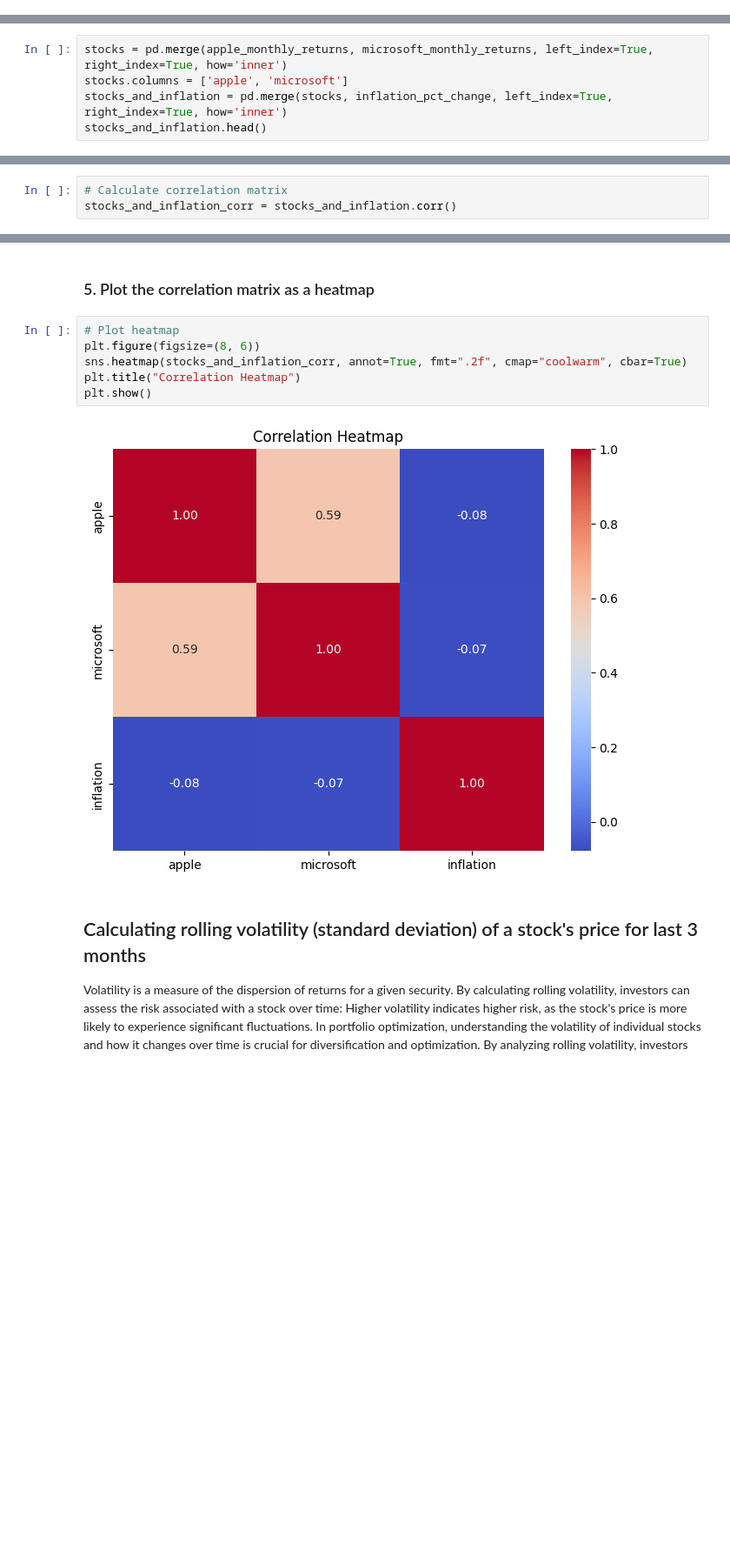
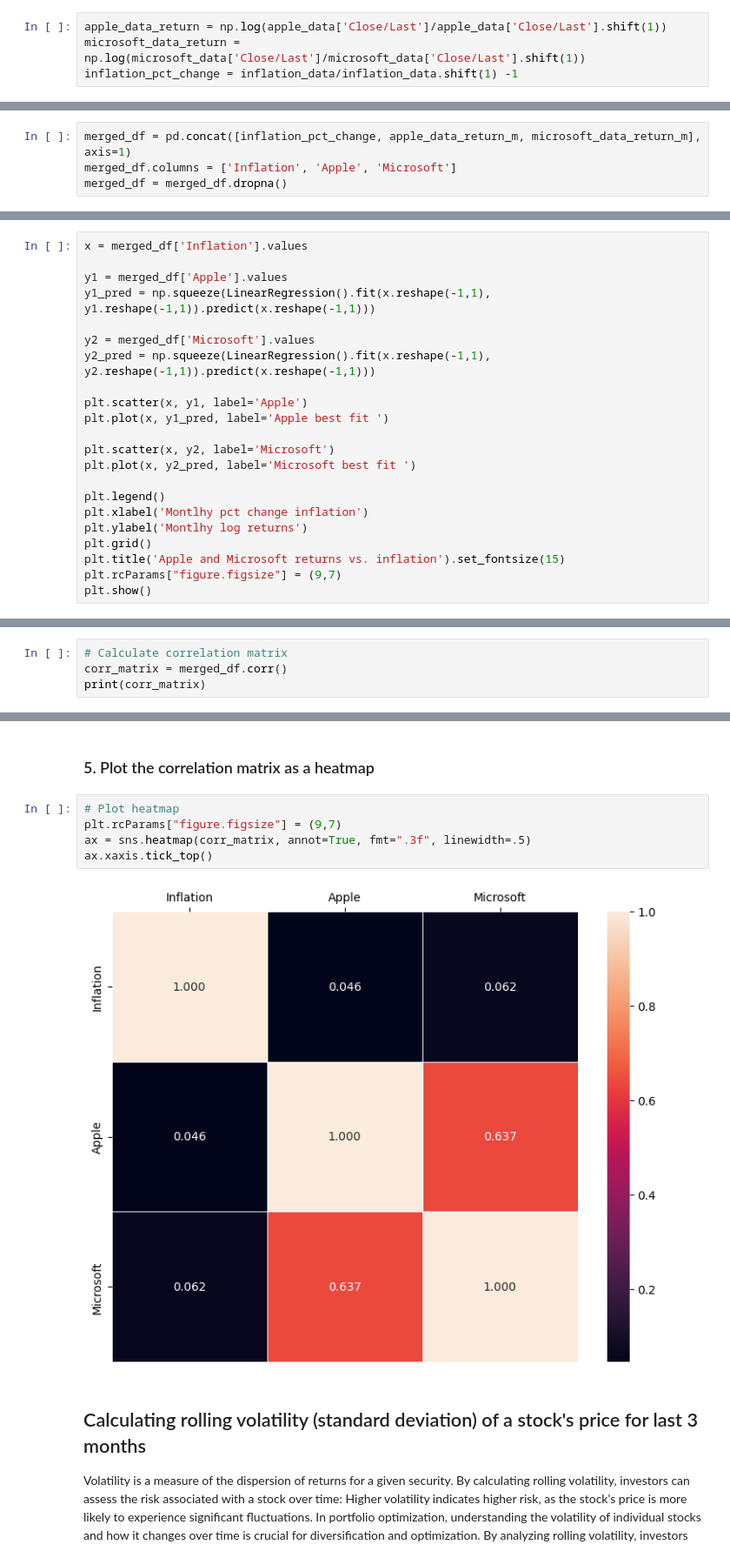
Before and after one commit to bigboy92/fend-matching-game, a Jupyter notebook: Preparing-for-data-analysis-project-student.ipynb, the cells around one changed output, grey strips where cells are left out. Shown at 87% size. Cells and saved outputs as stored; diff of their text form; blank space fills up the shorter version.

```diff
--- a/Preparing-for-data-analysis-project-student.ipynb
+++ b/Preparing-for-data-analysis-project-student.ipynb
@@ -514,3 +537,7 @@ microsoft_returns
+# %%
+apple_data_return = np.log(apple_data['Close/Last']/apple_data['Close/Last'].shift(1))
+microsoft_data_return = np.log(microsoft_data['Close/Last']/microsoft_data['Close/Last'].shift(1))
+inflation_pct_change = inflation_data/inflation_data.shift(1) -1
 # %% [markdown]
 ### 2. Interpolate stock returns from daily to monthly
 # %%
@@ -530,7 +546,6 @@ inflation_pct_change.head()
 # %% [markdown]
 ### 3. Merge the dataframes and calculate / plot the correlation
 # %%
-stocks = pd.merge(apple_monthly_returns, microsoft_monthly_returns, left_index=True, right_index=True, how='inner')
-stocks.columns = ['apple', 'microsoft']
-stocks_and_inflation = pd.merge(stocks, inflation_pct_change, left_index=True, right_index=True, how='inner')
-stocks_and_inflation.head()
+merged_df = pd.concat([inflation_pct_change, apple_data_return_m, microsoft_data_return_m], axis=1)
+merged_df.columns = ['Inflation', 'Apple', 'Microsoft']
+merged_df = merged_df.dropna()
@@ -544,0 +552,22 @@ stocks_and_inflation.head()
+# %%
+x = merged_df['Inflation'].values
+
+y1 = merged_df['Apple'].values
+y1_pred = np.squeeze(LinearRegression().fit(x.reshape(-1,1), y1.reshape(-1,1)).predict(x.reshape(-1,1)))
+
+y2 = merged_df['Microsoft'].values
+y2_pred = np.squeeze(LinearRegression().fit(x.reshape(-1,1), y2.reshape(-1,1)).predict(x.reshape(-1,1)))
+
+plt.scatter(x, y1, label='Apple')
+plt.plot(x, y1_pred, label='Apple best fit ')
+
+plt.scatter(x, y2, label='Microsoft')
+plt.plot(x, y2_pred, label='Microsoft best fit ')
+
+plt.legend()
+plt.xlabel('Montlhy pct change inflation')
+plt.ylabel('Montlhy log returns')
+plt.grid()
+plt.title('Apple and Microsoft returns vs. inflation').set_fontsize(15)
+plt.rcParams["figure.figsize"] = (9,7)
+plt.show()
@@ -546,4 +577,5 @@ stocks_and_inflation.head()
 ### 4. Calculate the correlation matrix between the Apple returns, Microsoft returns, and inflation change
 # %%
 # Calculate correlation matrix
-stocks_and_inflation_corr = stocks_and_inflation.corr()
+corr_matrix = merged_df.corr()
+print(corr_matrix)
@@ -551,12 +588,11 @@ stocks_and_inflation_corr = stocks_and_inflation.corr()
 ### 5. Plot the correlation matrix as a heatmap
 # %%
 # Plot heatmap
-plt.figure(figsize=(8, 6))
-sns.heatmap(stocks_and_inflation_corr, annot=True, fmt=".2f", cmap="coolwarm", cbar=True)
-plt.title("Correlation Heatmap")
-plt.show()
+plt.rcParams["figure.figsize"] = (9,7)
+ax = sns.heatmap(corr_matrix, annot=True, fmt=".3f", linewidth=.5)
+ax.xaxis.tick_top()
 # %% [output]
-[figure, old version]
+[figure, new version]
 # %% [markdown]
 ## Calculating rolling volatility (standard deviation) of a stock's price for last 3 months
 
```
Also changed, not shown: parts of 69 cells of this notebook.
